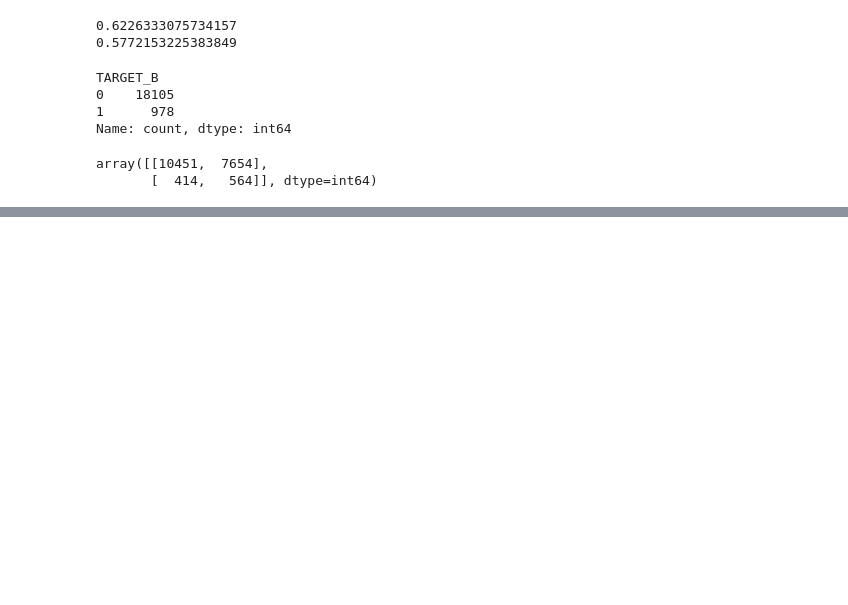
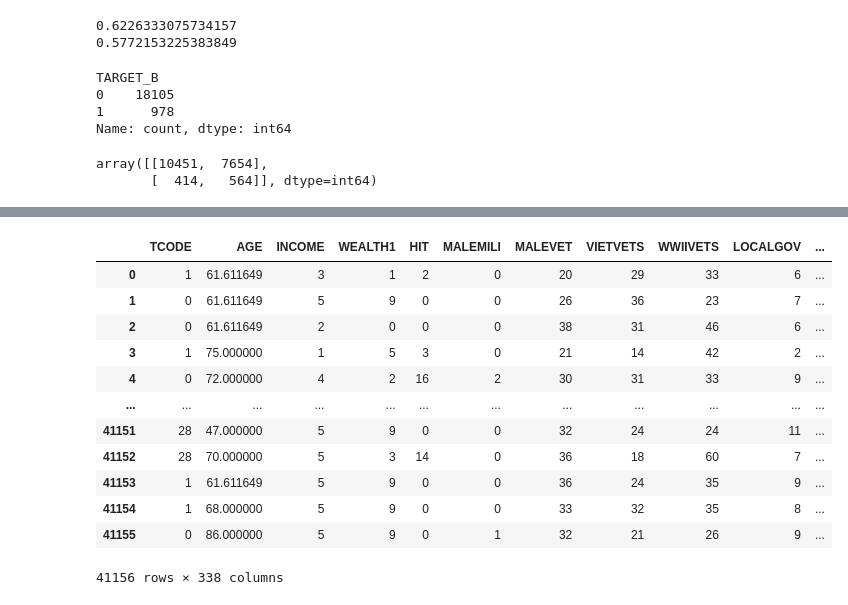
Before and after one commit to PatriciaMaureen/lab-handling-data-imbalance-classification, a Jupyter notebook: lab-handling-data-imbalance-classification.ipynb, the cells around one changed output, grey strips where cells are left out. Cells and saved outputs as stored; diff of their text form; code cells hidden in the pictures; blank space fills up the shorter version.

```diff
--- a/lab-handling-data-imbalance-classification.ipynb
+++ b/lab-handling-data-imbalance-classification.ipynb
@@ -663,0 +777,21 @@ array([[10451,  7654],
+# %%
+# Now we want to get all the people that we predict will donate next time.
+# We reset the index for the new dataframe, so we can in the end concatenate it again with the predicted values
+
+donations_data_pred = df[df['PRED_TARGET_B'] == 1].reset_index(drop=True)
+donations_data_pred_model = donations_data_pred.drop(['TARGET_D','TARGET_B'], axis=1)
+donations_data_pred_model
+# %% [output]
+|  | TCODE | AGE | INCOME | WEALTH1 | HIT | MALEMILI | MALEVET | VIETVETS | WWIIVETS | LOCALGOV | ... |
+| 0 | 1 | 61.611649 | 3 | 1 | 2 | 0 | 20 | 29 | 33 | 6 | ... |
+| 1 | 0 | 61.611649 | 5 | 9 | 0 | 0 | 26 | 36 | 23 | 7 | ... |
+| 2 | 0 | 61.611649 | 2 | 0 | 0 | 0 | 38 | 31 | 46 | 6 | ... |
+| 3 | 1 | 75.000000 | 1 | 5 | 3 | 0 | 21 | 14 | 42 | 2 | ... |
+| 4 | 0 | 72.000000 | 4 | 2 | 16 | 2 | 30 | 31 | 33 | 9 | ... |
+| ... | ... | ... | ... | ... | ... | ... | ... | ... | ... | ... | ... |
+| 41151 | 28 | 47.000000 | 5 | 9 | 0 | 0 | 32 | 24 | 24 | 11 | ... |
+| 41152 | 28 | 70.000000 | 5 | 3 | 14 | 0 | 36 | 18 | 60 | 7 | ... |
+| 41153 | 1 | 61.611649 | 5 | 9 | 0 | 0 | 36 | 24 | 35 | 9 | ... |
+| 41154 | 1 | 68.000000 | 5 | 9 | 0 | 0 | 33 | 32 | 35 | 8 | ... |
+| 41155 | 0 | 86.000000 | 5 | 9 | 0 | 1 | 32 | 21 | 26 | 9 | ... |
+41156 rows × 338 columns
```
Also changed, not shown: parts of 36 cells of this notebook.
